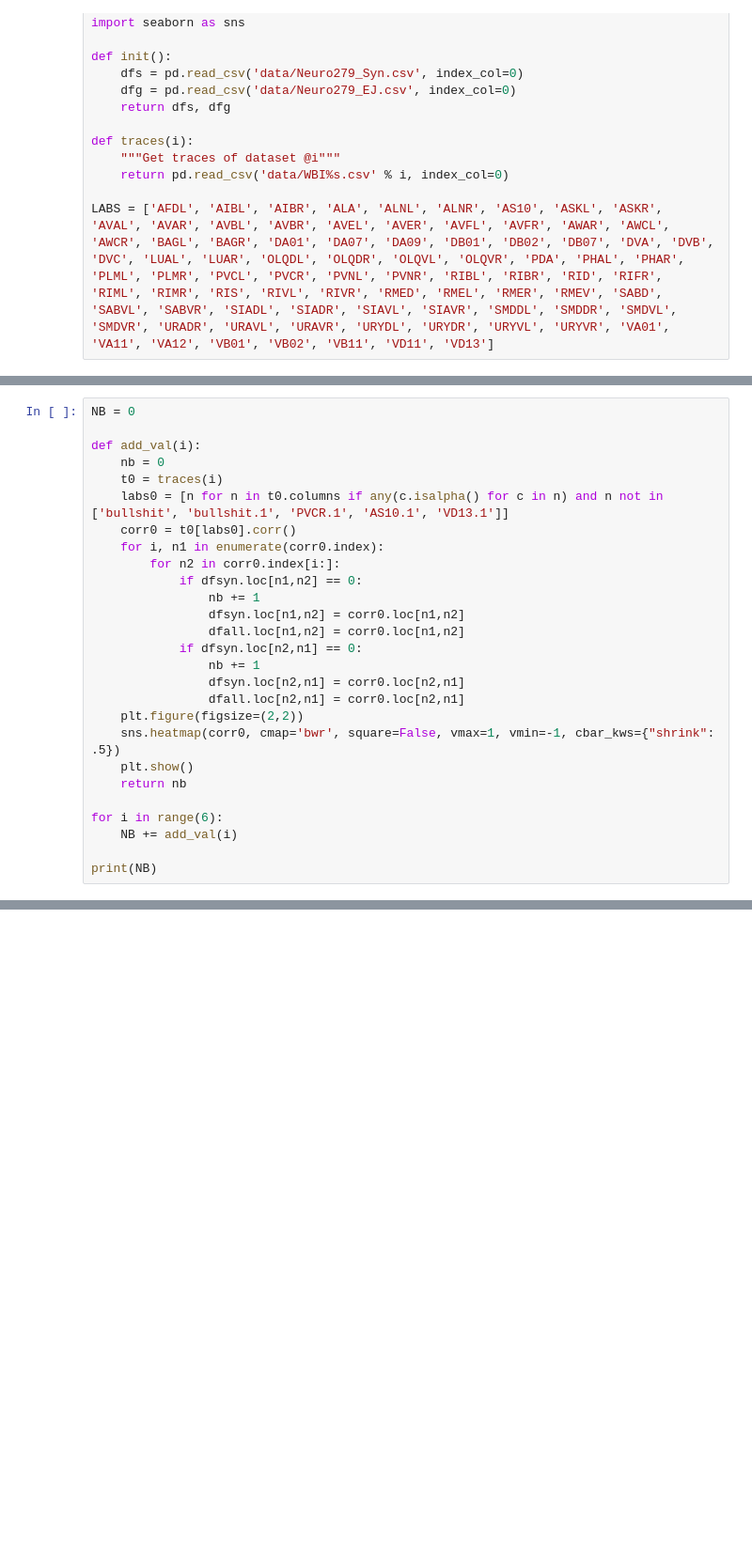
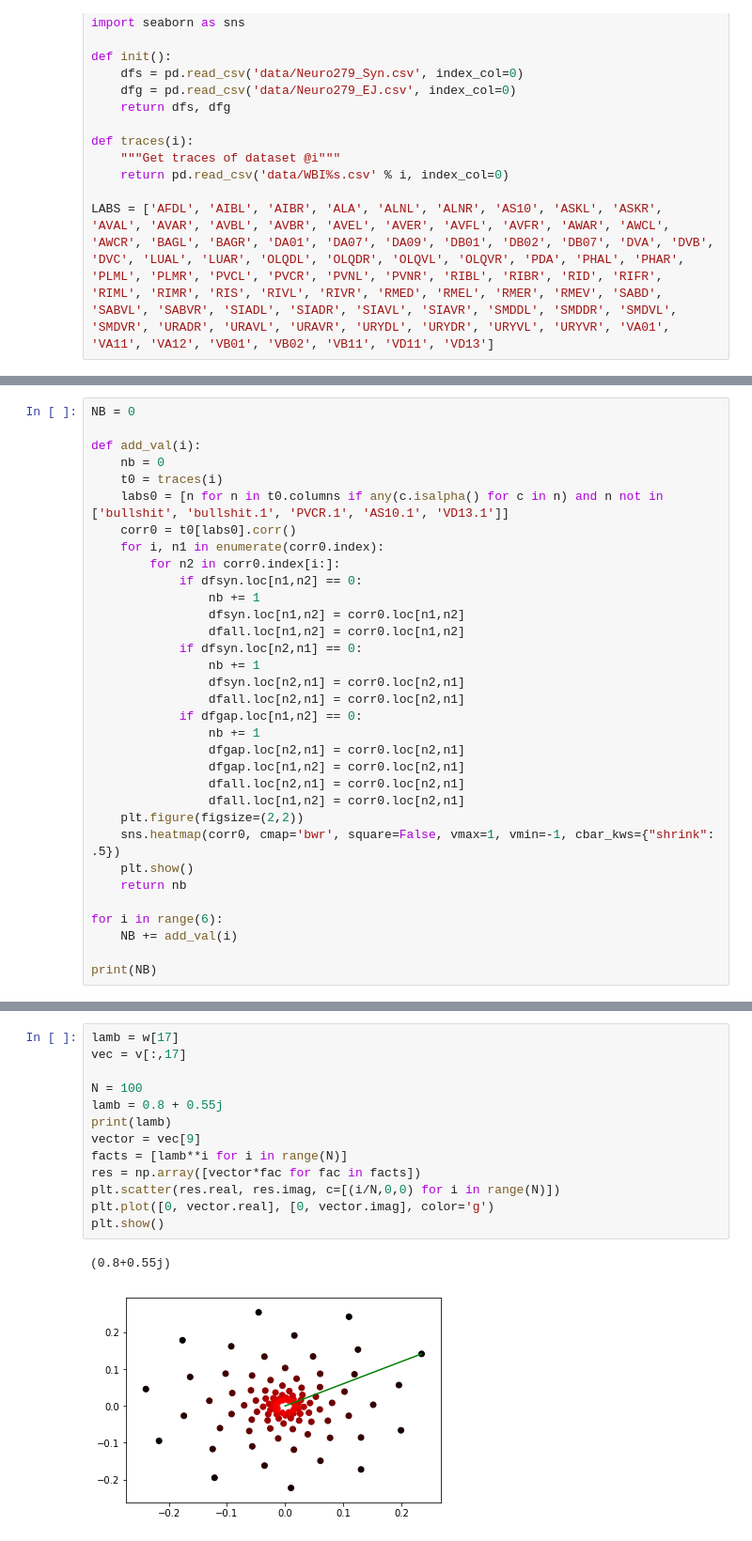
Before and after one commit to MarcJavin/WBI-analysis, a Jupyter notebook: SynapsesSigns.ipynb, the cells around one changed output, grey strips where cells are left out. Shown at 94% size. Cells and saved outputs as stored; diff of their text form; blank space fills up the shorter version.

```diff
--- a/SynapsesSigns.ipynb
+++ b/SynapsesSigns.ipynb
@@ -60,6 +60,12 @@ def add_val(i):
                 nb += 1
                 dfsyn.loc[n2,n1] = corr0.loc[n2,n1]
                 dfall.loc[n2,n1] = corr0.loc[n2,n1]
+            if dfgap.loc[n1,n2] == 0:
+                nb += 1
+                dfgap.loc[n2,n1] = corr0.loc[n2,n1]
+                dfgap.loc[n1,n2] = corr0.loc[n2,n1]
+                dfall.loc[n2,n1] = corr0.loc[n2,n1]
+                dfall.loc[n1,n2] = corr0.loc[n2,n1]
     plt.figure(figsize=(2,2))
     sns.heatmap(corr0, cmap='bwr', square=False, vmax=1, vmin=-1, cbar_kws={"shrink": .5})
     plt.show()
@@ -104,0 +118,16 @@ print(np.sum(((dfsyn - syns).loc[labs,labs] < 0).sum()))
+# %%
+lamb = w[17]
+vec = v[:,17]
+
+N = 100
+lamb = 0.8 + 0.55j
+print(lamb)
+vector = vec[9]
+facts = [lamb**i for i in range(N)]
+res = np.array([vector*fac for fac in facts])
+plt.scatter(res.real, res.imag, c=[(i/N,0,0) for i in range(N)])
+plt.plot([0, vector.real], [0, vector.imag], color='g')
+plt.show()
+# %% [output]
+(0.8+0.55j)
+[figure, added]
```
Also changed, not shown: parts of 9 cells of this notebook, 2 other files.
